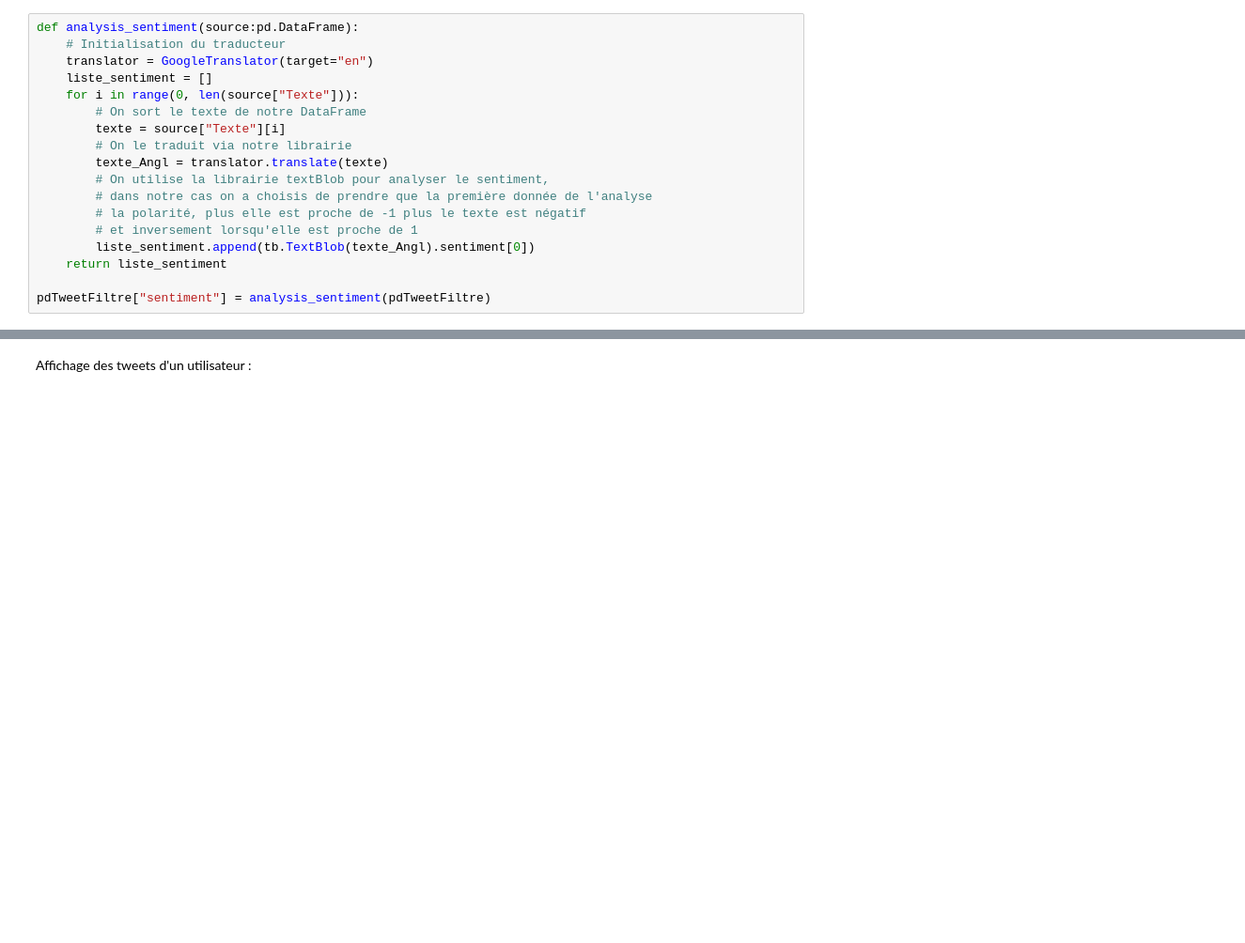
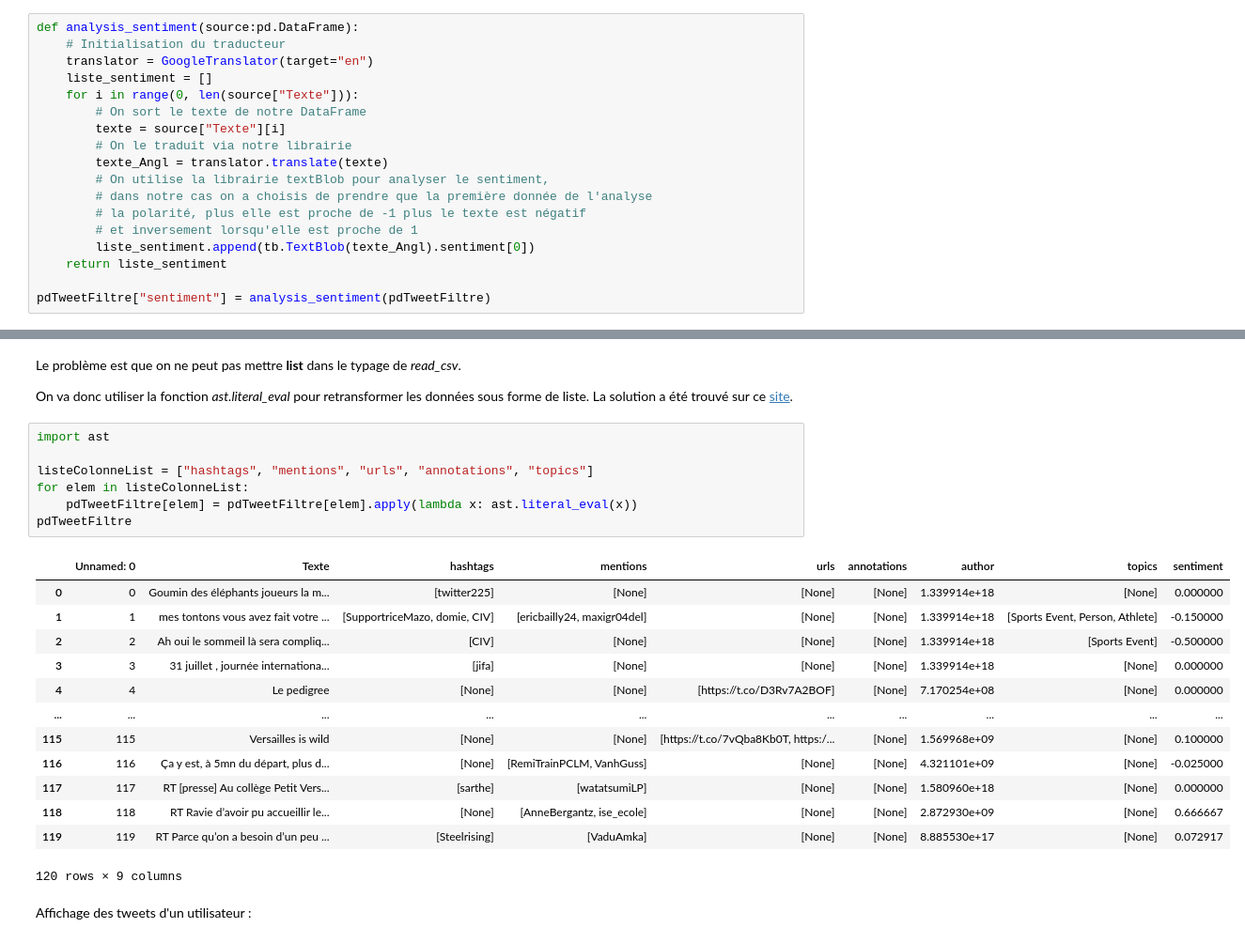
Before and after one commit to uvsq22102587/ProjetAnalyseDeDonnees, a Jupyter notebook: Notebook Final.ipynb, the cells around one changed output, grey strips where cells are left out. Shown at 94% size. Saved outputs shown, nothing was run; the diff lists cells and outputs as text; blank space fills up the shorter version.

```diff
--- a/Notebook Final.ipynb
+++ b/Notebook Final.ipynb
@@ -346,3 +362,28 @@ pdTweetFiltre = pd.read_json("zone_atterissage.json")
+# %% [markdown]
+Le problème est que on ne peut pas mettre **list** dans le typage de *read_csv*.
+
+On va donc utiliser la fonction *ast.literal_eval* pour retransformer les données sous forme de liste. La solution a été trouvé sur ce [site](https://stackoverflow.com/questions/20799593/reading-csv-containing-a-list-in-pandas).
+# %%
+import ast
+
+listeColonneList = ["hashtags", "mentions", "urls", "annotations", "topics"]
+for elem in listeColonneList:
+    pdTweetFiltre[elem] = pdTweetFiltre[elem].apply(lambda x: ast.literal_eval(x))
+pdTweetFiltre
+# %% [output]
+|  | Unnamed: 0 | Texte | hashtags | mentions | urls | annotations | author | topics | sentiment |
+| 0 | 0 | Goumin des éléphants joueurs la m... | [twitter225] | [None] | [None] | [None] | 1.339914e+18 | [None] | 0.000000 |
+| 1 | 1 | mes tontons vous avez fait votre ... | [SupportriceMazo, domie, CIV] | [ericbailly24, maxigr04del] | [None] | [None] | 1.339914e+18 | [Sports Event, Person, Athlete] | -0.150000 |
+| 2 | 2 | Ah oui le sommeil là sera compliq... | [CIV] | [None] | [None] | [None] | 1.339914e+18 | [Sports Event] | -0.500000 |
+| 3 | 3 | 31 juillet , journée internationa... | [jifa] | [None] | [None] | [None] | 1.339914e+18 | [None] | 0.000000 |
+| 4 | 4 | Le pedigree | [None] | [None] | [https://t.co/D3Rv7A2BOF] | [None] | 7.170254e+08 | [None] | 0.000000 |
+| ... | ... | ... | ... | ... | ... | ... | ... | ... | ... |
+| 115 | 115 | Versailles is wild | [None] | [None] | [https://t.co/7vQba8Kb0T, https:/... | [None] | 1.569968e+09 | [None] | 0.100000 |
+| 116 | 116 | Ça y est, à 5mn du départ, plus d... | [None] | [RemiTrainPCLM, VanhGuss] | [None] | [None] | 4.321101e+09 | [None] | -0.025000 |
+| 117 | 117 | RT [presse] Au collège Petit Vers... | [sarthe] | [watatsumiLP] | [None] | [None] | 1.580960e+18 | [None] | 0.000000 |
+| 118 | 118 | RT Ravie d’avoir pu accueillir le... | [None] | [AnneBergantz, ise_ecole] | [None] | [None] | 2.872930e+09 | [None] | 0.666667 |
+| 119 | 119 | RT Parce qu’on a besoin d’un peu ... | [Steelrising] | [VaduAmka] | [None] | [None] | 8.885530e+17 | [None] | 0.072917 |
+120 rows × 9 columns
 # %% [markdown]
 Affichage des tweets d'un utilisateur :
 # %%
```
Also changed, not shown: parts of 18 cells of this notebook, 1 other file.
